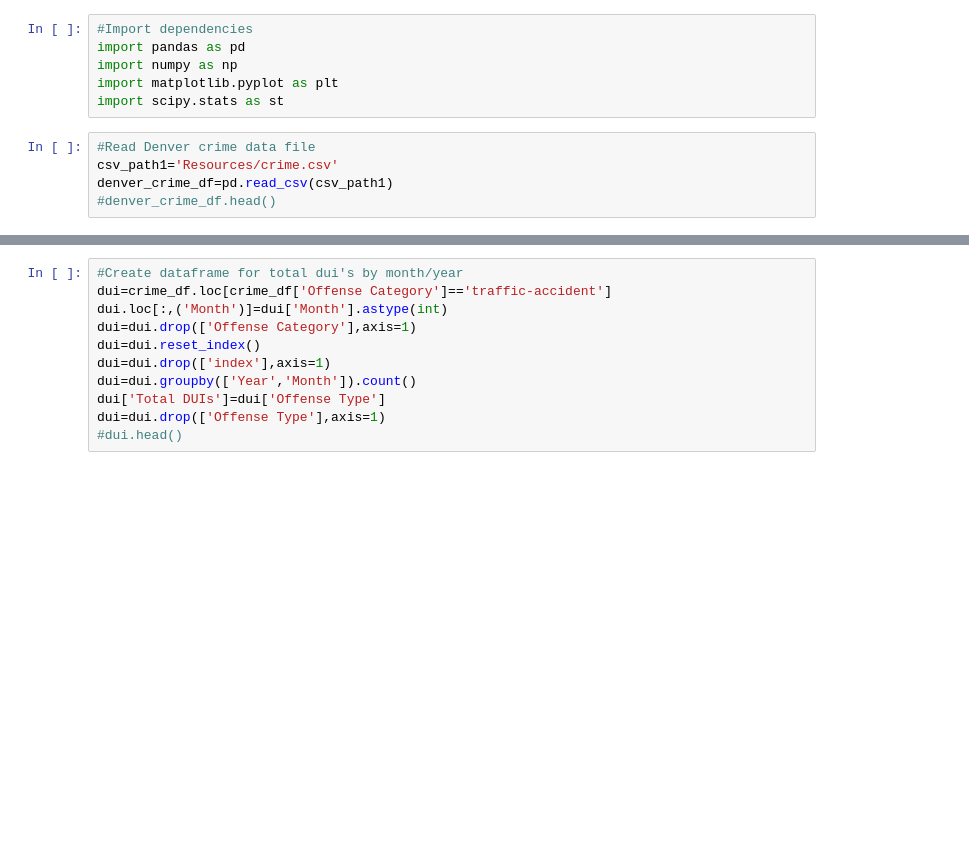
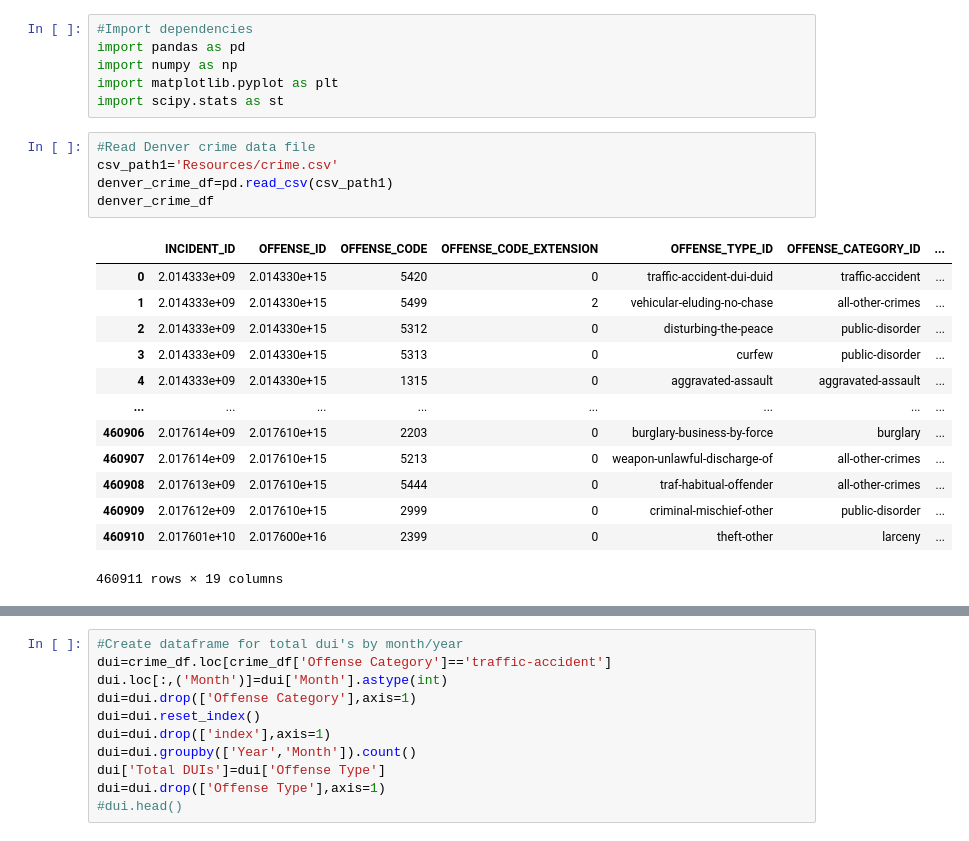
Before and after one commit to ethompson1988/Project-1, a Jupyter notebook: Project1.ipynb, the cells around one changed output, grey strips where cells are left out. Saved outputs shown, nothing was run; the diff lists cells and outputs as text; blank space fills up the shorter version.

```diff
--- a/Project1.ipynb
+++ b/Project1.ipynb
@@ -9,8 +9,22 @@ import scipy.stats as st
 # %%
 #Read Denver crime data file
 csv_path1='Resources/crime.csv'
 denver_crime_df=pd.read_csv(csv_path1)
-#denver_crime_df.head()
+denver_crime_df
+# %% [output]
+|  | INCIDENT_ID | OFFENSE_ID | OFFENSE_CODE | OFFENSE_CODE_EXTENSION | OFFENSE_TYPE_ID | OFFENSE_CATEGORY_ID | ... |
+| 0 | 2.014333e+09 | 2.014330e+15 | 5420 | 0 | traffic-accident-dui-duid | traffic-accident | ... |
+| 1 | 2.014333e+09 | 2.014330e+15 | 5499 | 2 | vehicular-eluding-no-chase | all-other-crimes | ... |
+| 2 | 2.014333e+09 | 2.014330e+15 | 5312 | 0 | disturbing-the-peace | public-disorder | ... |
+| 3 | 2.014333e+09 | 2.014330e+15 | 5313 | 0 | curfew | public-disorder | ... |
+| 4 | 2.014333e+09 | 2.014330e+15 | 1315 | 0 | aggravated-assault | aggravated-assault | ... |
+| ... | ... | ... | ... | ... | ... | ... | ... |
+| 460906 | 2.017614e+09 | 2.017610e+15 | 2203 | 0 | burglary-business-by-force | burglary | ... |
+| 460907 | 2.017614e+09 | 2.017610e+15 | 5213 | 0 | weapon-unlawful-discharge-of | all-other-crimes | ... |
+| 460908 | 2.017613e+09 | 2.017610e+15 | 5444 | 0 | traf-habitual-offender | all-other-crimes | ... |
+| 460909 | 2.017612e+09 | 2.017610e+15 | 2999 | 0 | criminal-mischief-other | public-disorder | ... |
+| 460910 | 2.017601e+10 | 2.017600e+16 | 2399 | 0 | theft-other | larceny | ... |
+460911 rows × 19 columns
 # %%
 #Remove unwanted columns
 crime_df=pd.DataFrame({
```
Also changed, not shown: parts of 11 cells of this notebook, 9 other files.
